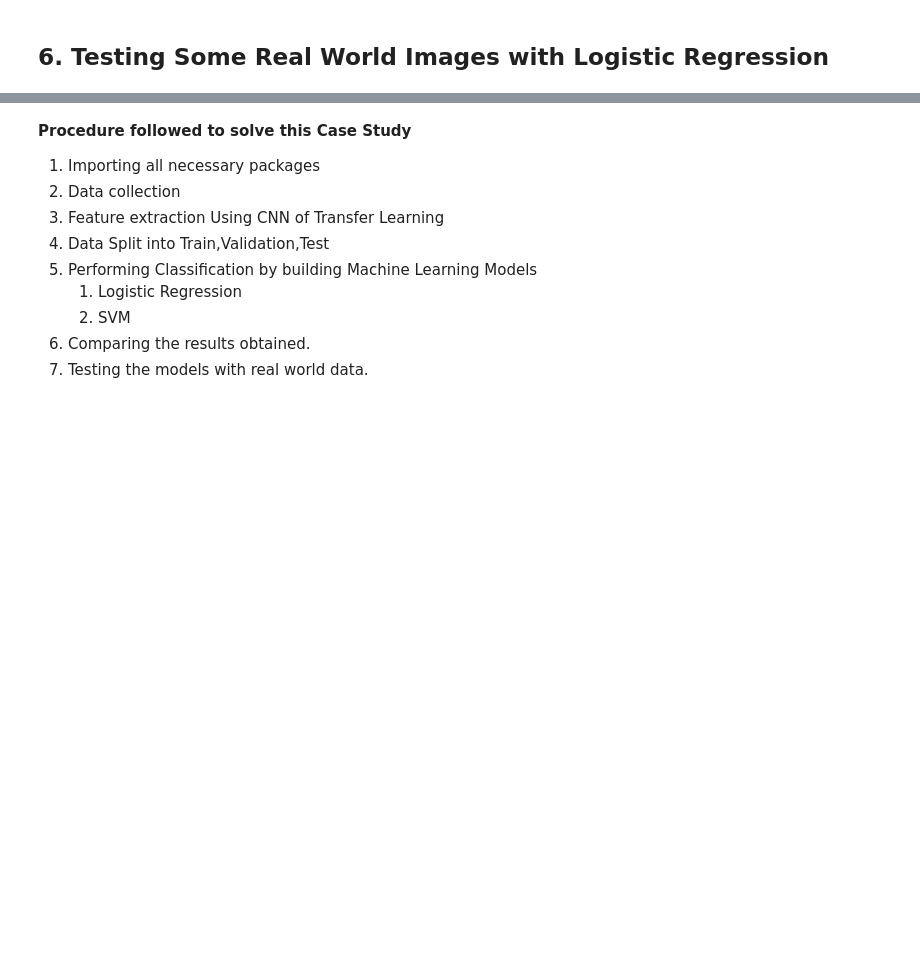
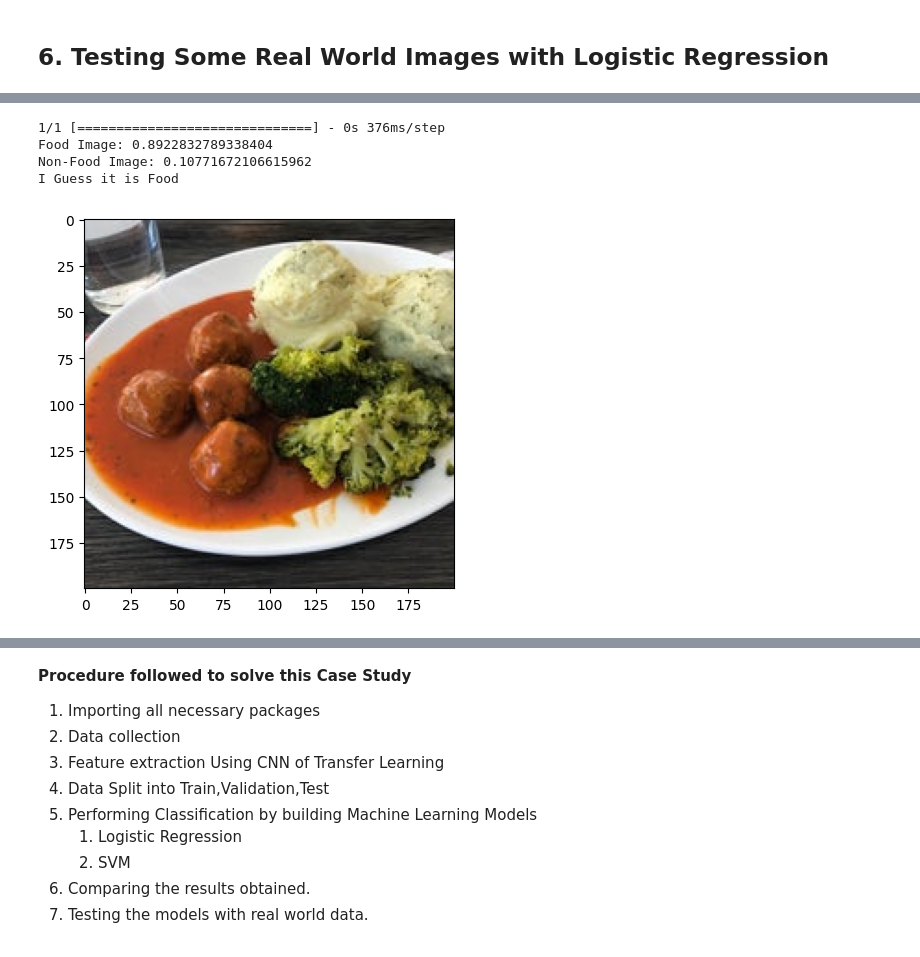
Before and after one commit to Federicosoldati/FoodImageClassification-MichelinGuide, a Jupyter notebook: FoodImage_Classification.ipynb, the cells around one changed output, grey strips where cells are left out. Drawn from its saved outputs; the diff is of its cells as text; code cells hidden in the pictures; blank space fills up the shorter version.

```diff
--- a/FoodImage_Classification.ipynb
+++ b/FoodImage_Classification.ipynb
@@ -474,0 +424,8 @@ I Guess it is Non-Food
+# %%
+image_classifier('alma4.jpg')
+# %% [output]
+1/1 [==============================] - 0s 376ms/step
+Food Image: 0.8922832789338404
+Non-Food Image: 0.10771672106615962
+I Guess it is Food
+[figure, added]
```
Also changed, not shown: parts of 32 cells of this notebook.
